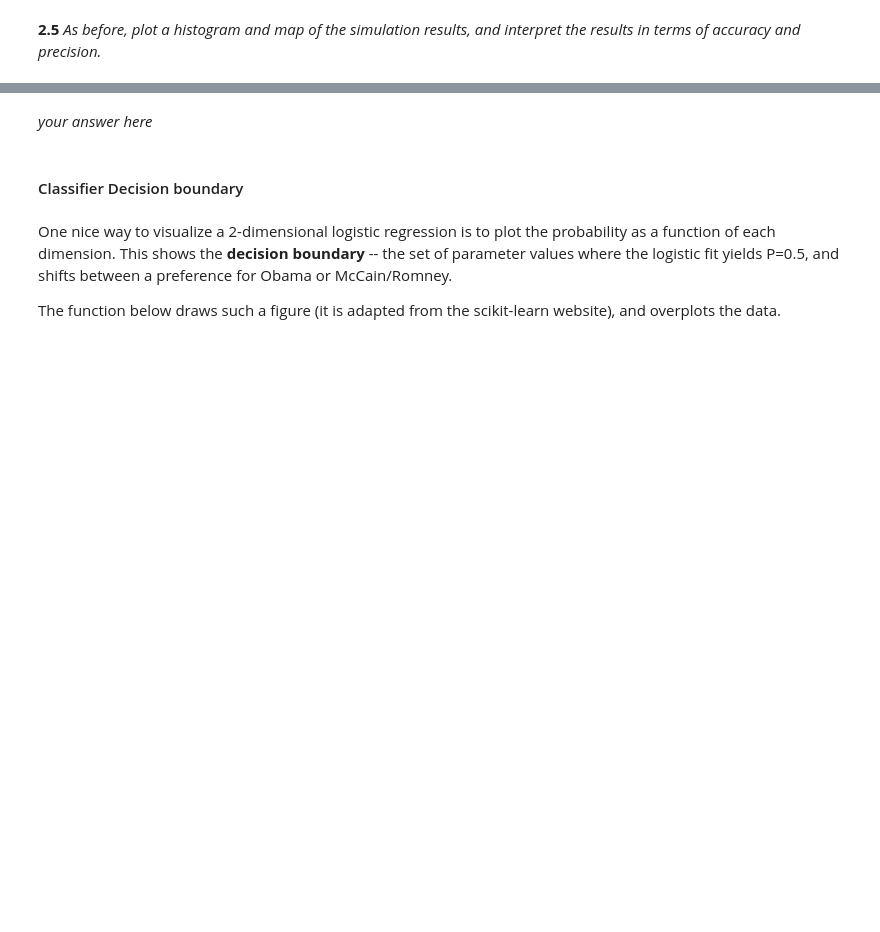
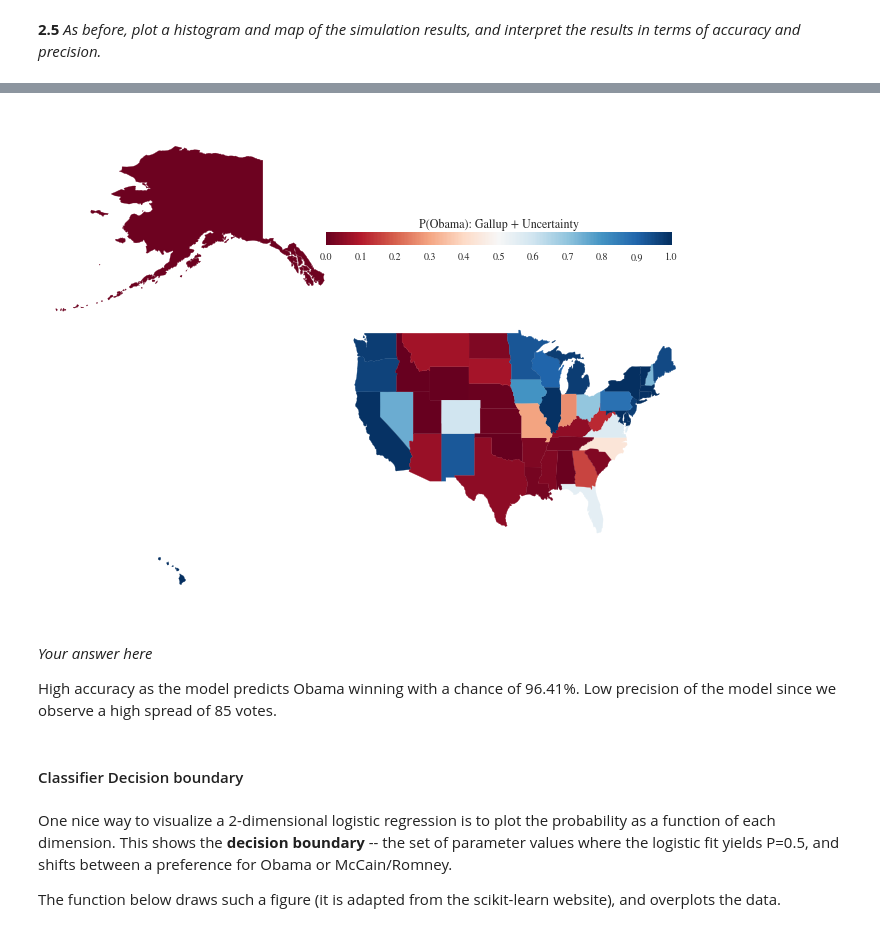
Before and after one commit to imantdaunhawer/content_2013, a Jupyter notebook: HW2.ipynb, the cells around one changed output, grey strips where cells are left out. Cells and saved outputs as stored; diff of their text form; code cells hidden in the pictures; blank space fills up the shorter version.

```diff
--- a/HW2.ipynb
+++ b/HW2.ipynb
@@ -1063,3 +1094,7 @@ def cv_and_fit(frame2008, frame2012, featureslist, n_folds=5):
 # %%
-#code to make the histogram
+#code to make the map
 #your code here
+make_map(model.Obama, "P(Obama): Gallup + Uncertainty")
+plt.show()
+# %% [output]
+[figure, added]
@@ -1069,5 +1101,8 @@ def cv_and_fit(frame2008, frame2012, featureslist, n_folds=5):
-# %% [markdown]
-*your answer here*
+# %% [markdown]
+*Your answer here*
+
+High accuracy as the model predicts Obama winning with a chance of 96.41%.
+Low precision of the model since we observe a high spread of 85 votes.
 # %% [markdown]
 #### Classifier Decision boundary
 # %% [markdown]
```
Also changed, not shown: parts of 14 cells of this notebook.
